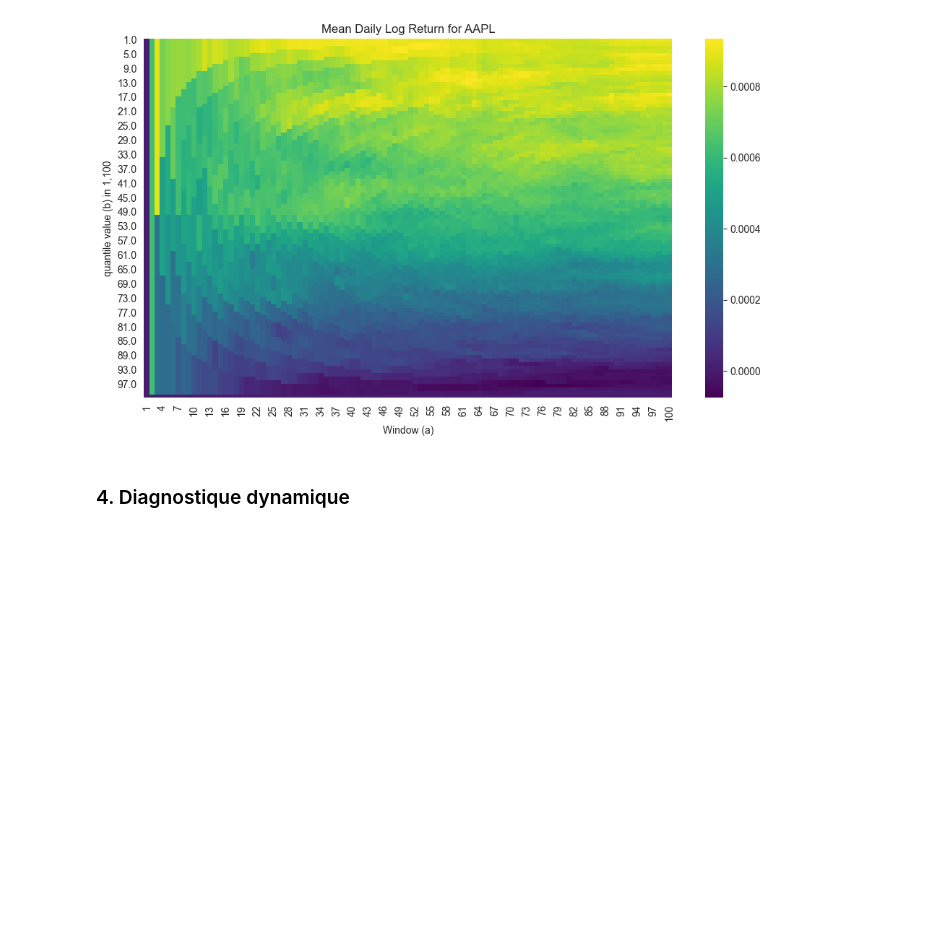
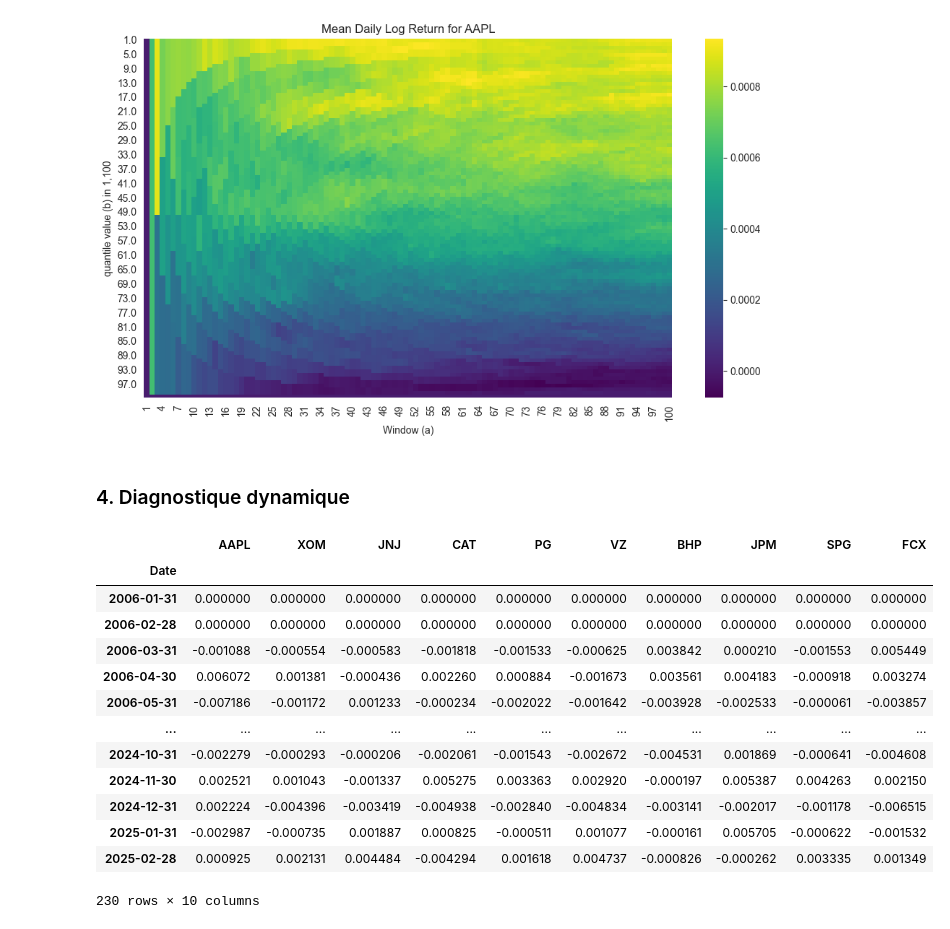
Before and after one commit to ethantrentin/Markets-Physic, a Jupyter notebook: TP2.ipynb, the cells around one changed output. Cells and saved outputs as stored; diff of their text form; code cells hidden in the pictures; blank space fills up the shorter version.

```diff
--- a/TP2.ipynb
+++ b/TP2.ipynb
@@ -629,14 +629,28 @@ def compute_monthly_mean_log_return(df, signals, stock):
     df_copy[stock + '_log_return'] = np.log(df_copy[stock] / df_copy[stock].shift(1))
     df_copy[stock + '_Strategy_log_return'] = signals[stock + ' Signal'].shift(1) * df_copy[stock + '_log_return']
     # Ensure the date index is of type datetime
-    df.index = pd.to_datetime(df.index)
+    df_copy.index = pd.to_datetime(df_copy.index)
     # Group by month and calculate the mean log return for each month
-    monthly_mean_log_returns = df[stock + '_Strategy_log_return'].resample('M').mean()
+    monthly_mean_log_returns = df_copy[stock + '_Strategy_log_return'].resample('M').mean()
     return monthly_mean_log_returns
-
-# Example usage
-stock = 'AAPL'
-monthly_mean_log_returns = compute_monthly_mean_log_return(df, signals, stock)
-
-# Display the monthly mean log returns
-print(monthly_mean_log_returns)
+# %%
+monthly_mean_log_returns_df = pd.DataFrame()
+for stock in tickers:
+    monthly_mean_log_returns = compute_monthly_mean_log_return(df, signals, stock)
+    monthly_mean_log_returns_df[stock] = monthly_mean_log_returns
+monthly_mean_log_returns_df
+# %% [output]
+|  | AAPL | XOM | JNJ | CAT | PG | VZ | BHP | JPM | SPG | FCX |
+| Date |  |  |  |  |  |  |  |  |  |  |
+| 2006-01-31 | 0.000000 | 0.000000 | 0.000000 | 0.000000 | 0.000000 | 0.000000 | 0.000000 | 0.000000 | 0.000000 | 0.000000 |
+| 2006-02-28 | 0.000000 | 0.000000 | 0.000000 | 0.000000 | 0.000000 | 0.000000 | 0.000000 | 0.000000 | 0.000000 | 0.000000 |
+| 2006-03-31 | -0.001088 | -0.000554 | -0.000583 | -0.001818 | -0.001533 | -0.000625 | 0.003842 | 0.000210 | -0.001553 | 0.005449 |
+| 2006-04-30 | 0.006072 | 0.001381 | -0.000436 | 0.002260 | 0.000884 | -0.001673 | 0.003561 | 0.004183 | -0.000918 | 0.003274 |
+| 2006-05-31 | -0.007186 | -0.001172 | 0.001233 | -0.000234 | -0.002022 | -0.001642 | -0.003928 | -0.002533 | -0.000061 | -0.003857 |
+| ... | ... | ... | ... | ... | ... | ... | ... | ... | ... | ... |
+| 2024-10-31 | -0.002279 | -0.000293 | -0.000206 | -0.002061 | -0.001543 | -0.002672 | -0.004531 | 0.001869 | -0.000641 | -0.004608 |
+| 2024-11-30 | 0.002521 | 0.001043 | -0.001337 | 0.005275 | 0.003363 | 0.002920 | -0.000197 | 0.005387 | 0.004263 | 0.002150 |
+| 2024-12-31 | 0.002224 | -0.004396 | -0.003419 | -0.004938 | -0.002840 | -0.004834 | -0.003141 | -0.002017 | -0.001178 | -0.006515 |
+| 2025-01-31 | -0.002987 | -0.000735 | 0.001887 | 0.000825 | -0.000511 | 0.001077 | -0.000161 | 0.005705 | -0.000622 | -0.001532 |
+| 2025-02-28 | 0.000925 | 0.002131 | 0.004484 | -0.004294 | 0.001618 | 0.004737 | -0.000826 | -0.000262 | 0.003335 | 0.001349 |
+230 rows × 10 columns
```
Also changed, not shown: parts of 1 cell of this notebook.
